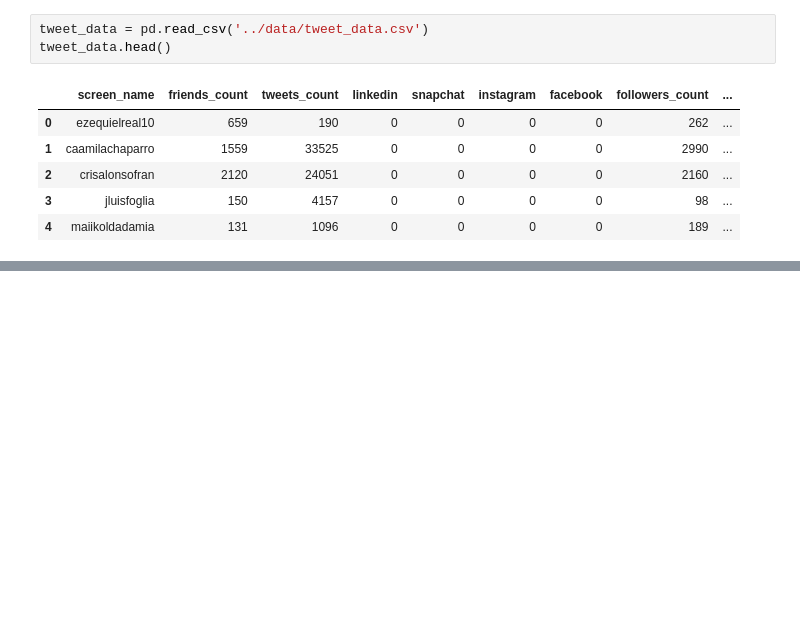
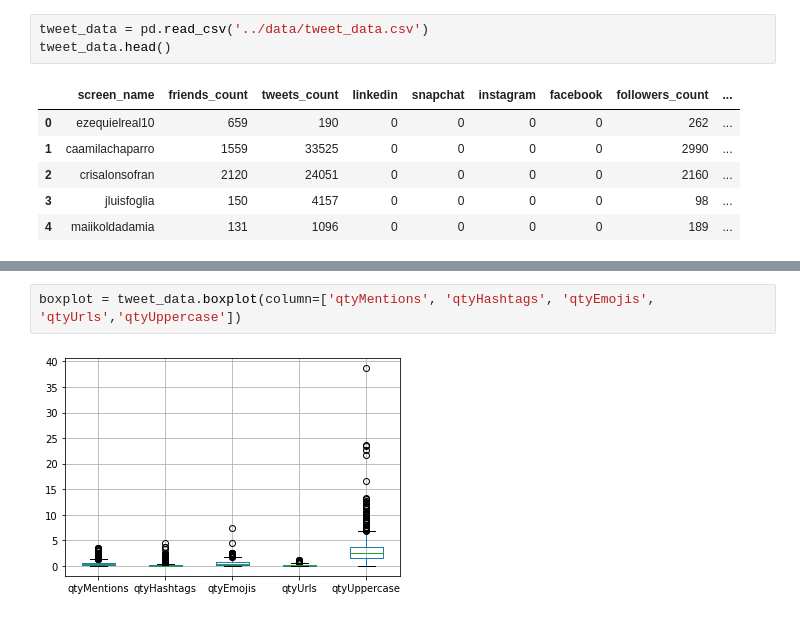
Before and after one commit to LucianoRufo/ObligatorioMachineLearning, a Jupyter notebook: src/agepredictor.ipynb, the cells around one changed output, grey strips where cells are left out. Saved outputs shown, nothing was run; the diff lists cells and outputs as text; blank space fills up the shorter version.

Commit message:
Added some scatter and boxplot to de dataset.

```diff
--- a/src/agepredictor.ipynb
+++ b/src/agepredictor.ipynb
@@ -24,0 +34,4 @@ tweet_data.head()
+# %%
+boxplot = tweet_data.boxplot(column=['qtyMentions', 'qtyHashtags', 'qtyEmojis', 'qtyUrls','qtyUppercase'])
+# %% [output]
+[figure, added]
```
Also changed, not shown: parts of 4 cells of this notebook.
